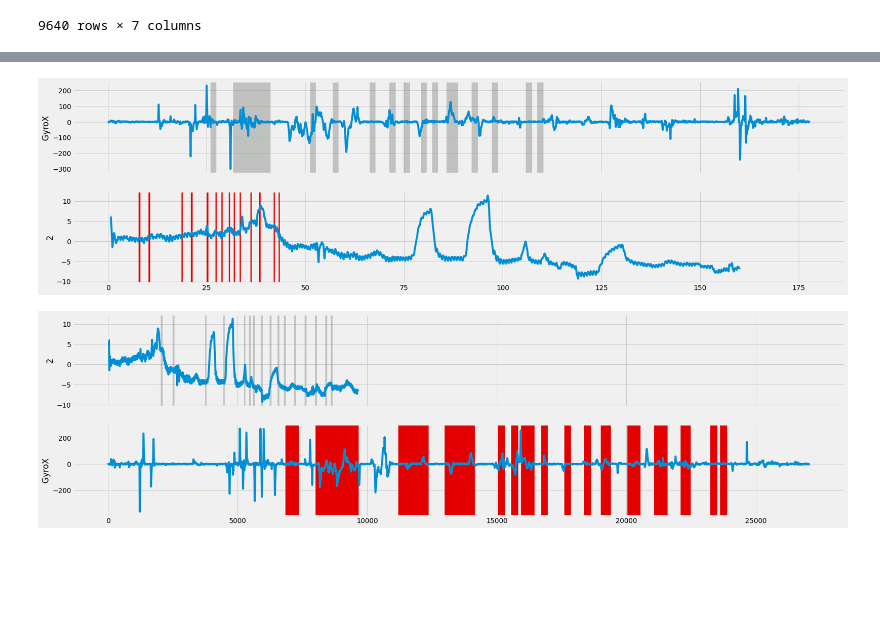
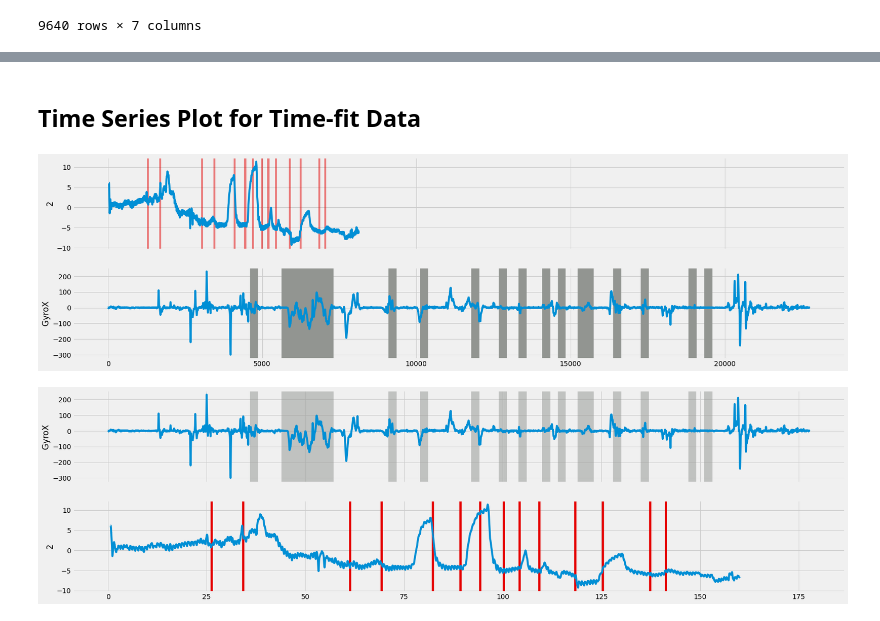
Before and after one commit to VirajJaneja/FNIRSMotionArtifacts, a Jupyter notebook: CLEAN - Motion Artifacts Identification.ipynb, the cells around one changed output, grey strips where cells are left out. Cells and saved outputs as stored; diff of their text form; code cells hidden in the pictures; blank space fills up the shorter version.

```diff
--- a/CLEAN - Motion Artifacts Identification.ipynb
+++ b/CLEAN - Motion Artifacts Identification.ipynb
@@ -288,29 +277,60 @@ def timeSeriesPlot(df1, col1, df2, col2, dfmultiplier1, dfmultiplier2):
-# %%
-timeSeriesPlot(Trial2ConV2, 'GyroX', Trial2OxV2.iloc[33:8000], '2', 177.693061, 162.6)
-# %% [output]
-[figure, removed]
+# %% [markdown]
+
+Time Series Plot for Time-fit Data
+------------------------------------------------------
 # %%
-def timeSeriesPlotforOG(df1, col1, df2, col2):
-    FPL_cols = [col1, col2]
+def eventIndices(trialDF, time):
+    resultingIndices = []
 
-    fig, (plot1, plot2) = plt.subplots(2, 1, figsize=(25,7), sharex=True)
+    if 'EventMarker' in trialDF:
+        temp = -1
+        eventV = trialDF['EventMarker']
+        for i in range(len(eventV)):
+            if eventV.iloc[i] != 0:
+                if eventV.iloc[i] != -1 and eventV.iloc[i]!=temp:
+                    resultingIndices.append(time[i])
+                    temp = eventV.iloc[i]
+                elif eventV.iloc[i] != temp and eventV.iloc[i-1] == temp:
+                    resultingIndices.append(time[i-1])
 
-    plot1.plot(df1[FPL_cols[0]])
-    plot1.set_ylabel(col1)
-    plot2.plot(df2[FPL_cols[1]])
-    plot2.set_ylabel(col2)
+    if '6' in trialDF:
+        eventV = trialDF['Unnamed: 6']
+        for i in range(len(eventV)):
+            if type(eventV.iloc[i]) != float:
+                resultingIndices.append(time[i])
 
-    df1Events = eventIndices(df1)[1]
-    df2Events = eventIndices(df2)[1]
-
-
-
-    for index in range(len(df1Events)):
-        plot1.axvspan(df1Events[index-1], df1Events[index-1]+50, color=sns.xkcd_rgb['grey'], alpha=0.5)
-
-    for index in range(1, len(df2Events), 2):
-        plot2.axvspan(df2Events[index-1], df2Events[index], color=sns.xkcd_rgb['red'], alpha=1)
+    return resultingIndices
 # %%
-timeSeriesPlotforOG(Trial1Ox.iloc[33:], '2', Trial1Con, 'GyroX')
+def timeSeriesPlot(df1, col1, df2, col2, df1timeCol, df2timeCol):
+    FPL_cols = [col1, col2]
+
+
+    Plot1X = df1[df1timeCol].values.tolist()
+    Plot1Y = df1[FPL_cols[0]]
+
+    Plot2X = df2[df2timeCol].values.tolist()
+    Plot2Y = df2[FPL_cols[1]]
+
+    fig, (ax1, ax2) = plt.subplots(2, 1, figsize=(25,7), sharex=True)
+
+    ax1.plot(Plot1X, Plot1Y)
+    ax1.set_ylabel(col1)
+    ax2.plot(Plot2X, Plot2Y)
+    ax2.set_ylabel(col2)
+
+    df1Events = eventIndices(df1, Plot1X)
+    df2Events = eventIndices(df2, Plot2X)
+
+    for index in range(1, len(df1Events), 2):
+        ax1.axvspan(df1Events[index-1], df1Events[index], color=sns.xkcd_rgb['grey'], alpha=0.5)
+
+    for index in range(len(df2Events)):
+        ax2.axvspan(df2Events[index-1], (df2Events[index-1])+.5, color=sns.xkcd_rgb['red'], alpha=1)
-# %% [output]
-[figure, removed]
+# %%
+timeSeriesPlotforOG(Trial2Ox.iloc[33:], '2', Trial2Con, 'GyroX')
+# %% [output]
+[figure, added]
+# %%
+timeSeriesPlot(Trial2Con, 'GyroX', Trial2Ox.iloc[33:8000], '2', 'Timestamp', '1')
+# %% [output]
+[figure, added]
```
Also changed, not shown: parts of 5 cells of this notebook, 1 other file.
